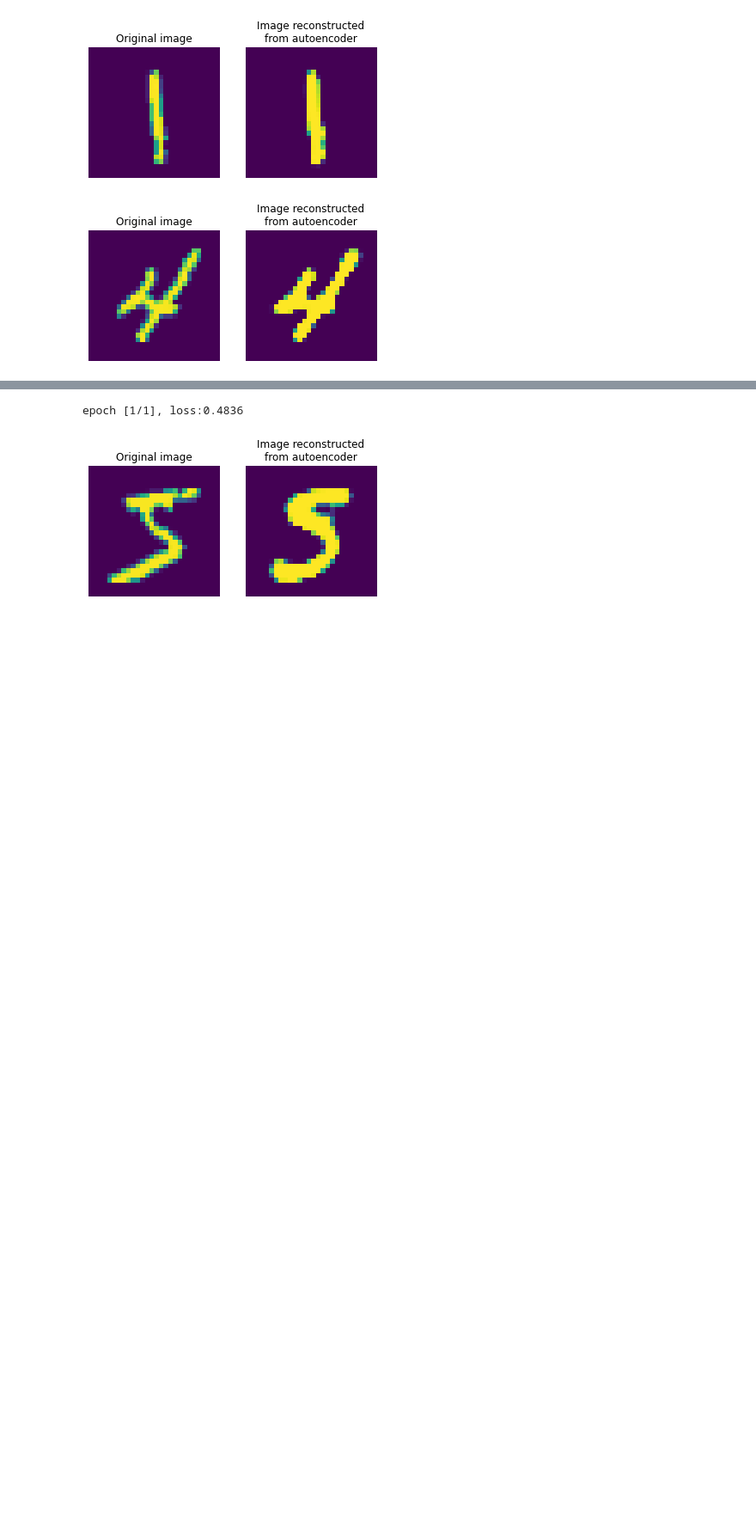
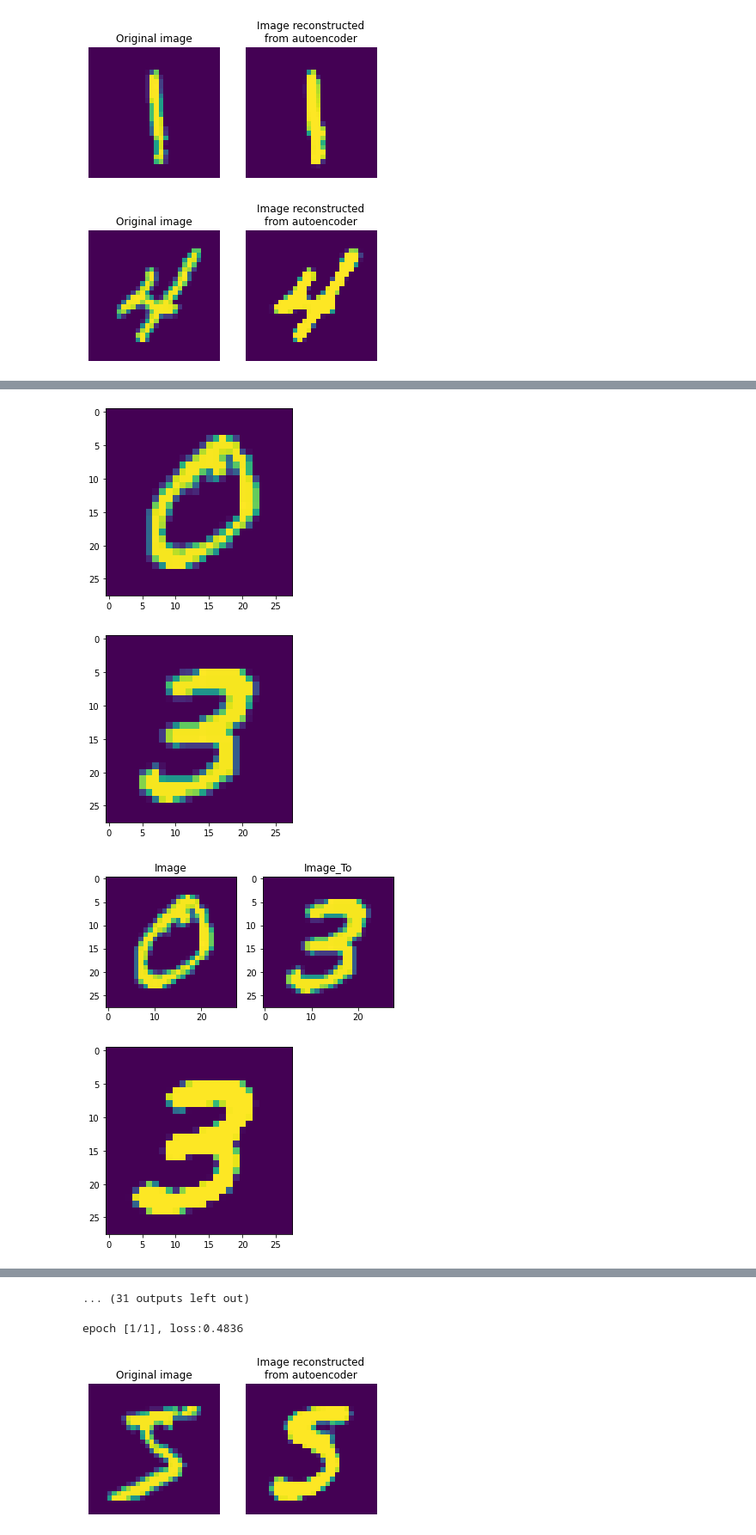
Before and after one commit to ifanzilka/AutoEncoder_MNIST, a Jupyter notebook: AutoEncoders.ipynb, the cells around one changed output, grey strips where cells are left out. Shown at 86% size. Cells and saved outputs as stored; diff of their text form; code cells hidden in the pictures; blank space fills up the shorter version.

```diff
--- a/AutoEncoders.ipynb
+++ b/AutoEncoders.ipynb
@@ -183,0 +209,30 @@ print_transition_img(model, zero_, ones_)
+# %%
+cnt = 0
+one_num = 0
+two_num = 0
+
+for data in dataloader:
+  # Batch_img (1)
+  img, _ = data
+  img = Variable(img).cpu()
+  # ===================forward=====================
+  #print(img[0])
+  #print_img(img[0])
+  if cnt == 1:
+    one_num = img
+    print_img(img[0])
+
+  if cnt == 7:
+    two_num = img
+    print_img(img[0])
+  if cnt == 10:
+    break
+  cnt += 1
+
+
+print_transition_img_VAE(model, one_num, two_num, 40)
+# %% [output]
+[figure, added]
+[figure, added]
+[figure, added]
+[figure, added]
@@ -184,3 +247,4 @@ print_transition_img(model, zero_, ones_)
+... (31 outputs left out)
 # %%
 model_10 = Autoencoders(10)
 train = TrainerAutoEncoder(model_10, optim.SGD(model_10.parameters(), lr=0.01, momentum=0.9),nn.MSELoss())
```
Also changed, not shown: parts of 5 cells of this notebook.
